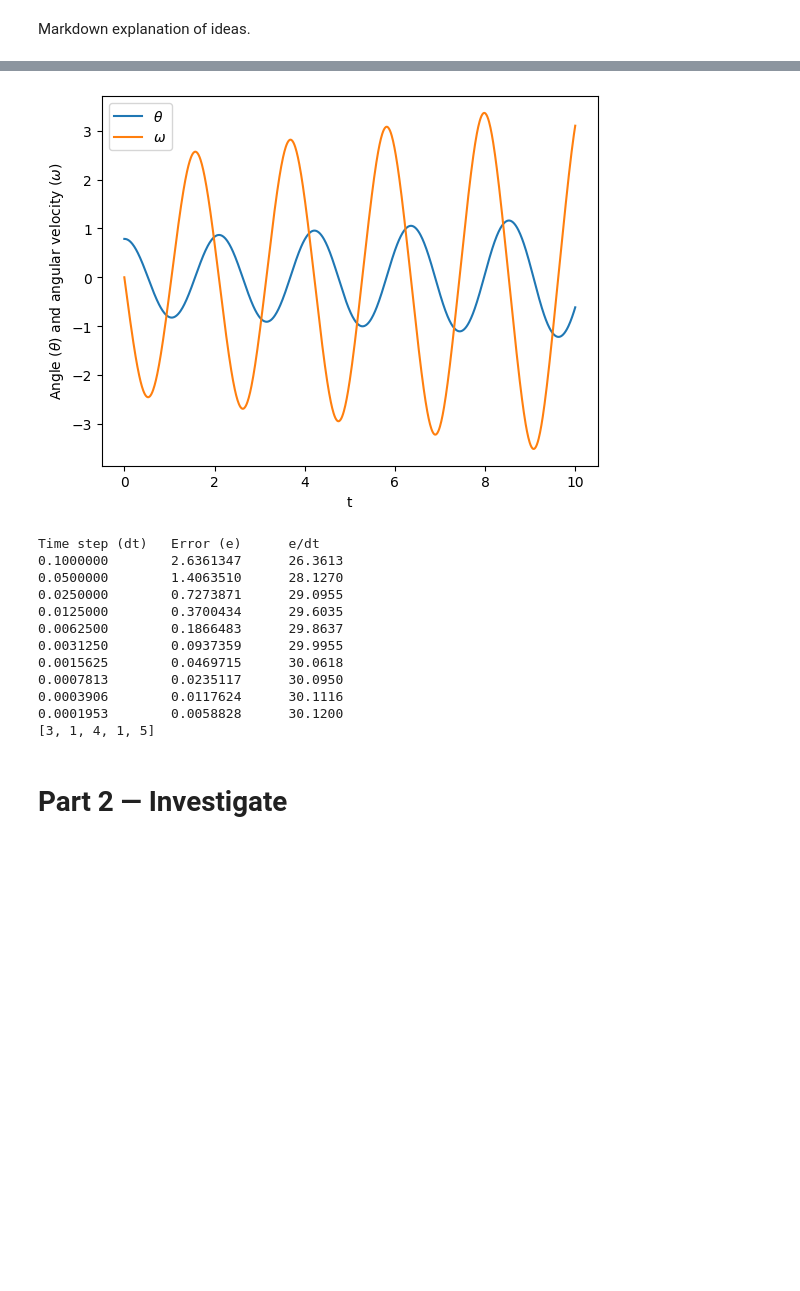
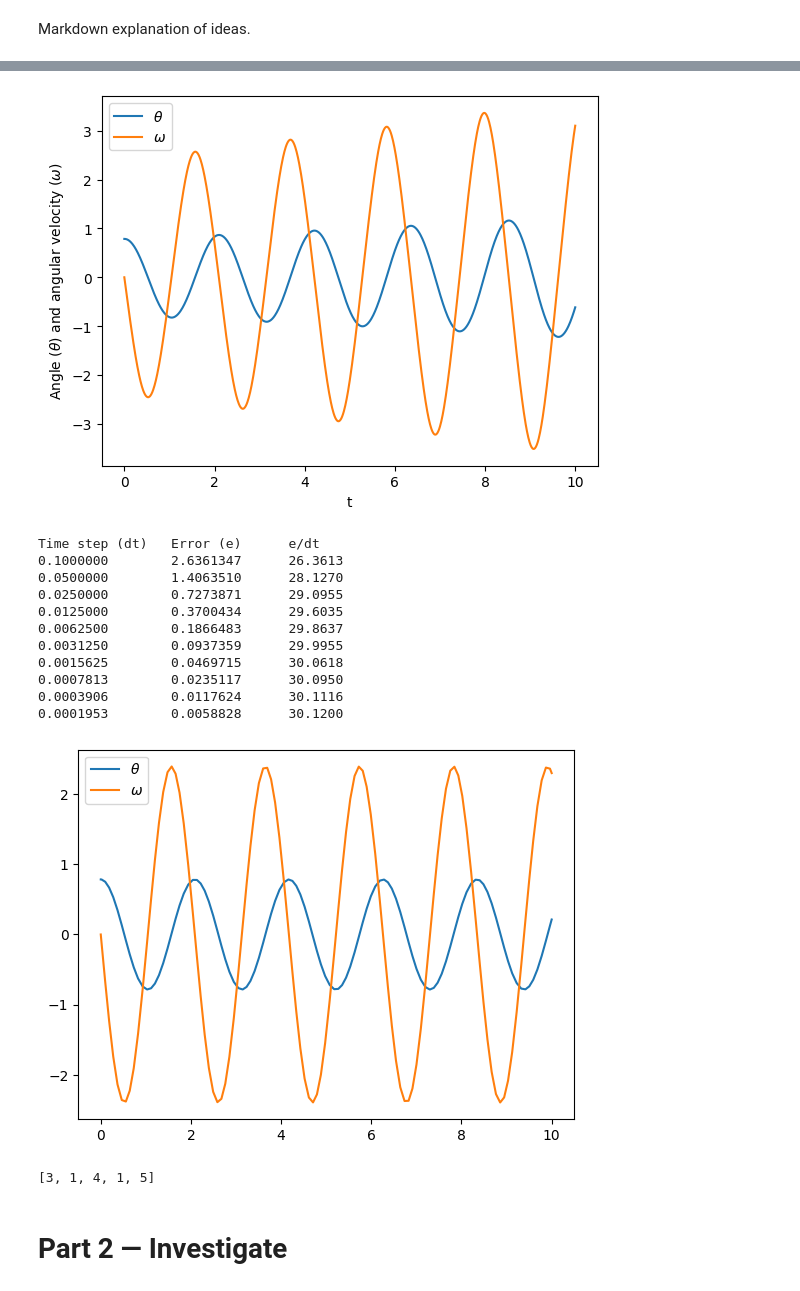
Before and after one commit to griffinhampton/snailsongame, a Jupyter notebook: DifferentialEquations/Projects/Project_Template.ipynb, the cells around one changed output, grey strips where cells are left out. Saved outputs shown, nothing was run; the diff lists cells and outputs as text; code cells hidden in the pictures; blank space fills up the shorter version.

```diff
--- a/DifferentialEquations/Projects/Project_Template.ipynb
+++ b/DifferentialEquations/Projects/Project_Template.ipynb
@@ -441,34 +441,69 @@ N = 30
 print("Time step (dt)   Error (e)      e/dt")
 
 for _ in range(10):
     t, u = solver.solve(t_span, N)
 
     dt = T / N
     e = abs(u[-1] - exact(T))
 
     print(f"{dt:<14.7f}   {e:<12.7f}   {e/dt:5.4f}")
 
     N = N * 2
     #doubles the number of steps which makes dt smaller for the next trial
+
+##############################1.6 ode solver from scipy###################
+
+#now we use pythons built in solver
+
+from scipy.integrate import solve_ivp
+import numpy as np
+import matplotlib.pyplot as plt
+# from pendulum import Pendulum get RID OF THIS OTHERWISE IT BREAKS EVERYYHTING
+
+problem = Pendulum(L=1)
+
+t_span = (0, 10.0)
+
+u0 = (np.pi / 4, 0)
+
+solution = solve_ivp(problem, t_span, u0, rtol=1e-6) #add the relative tolerance
+#this will make python be way more strict with the accuracy. Hopefully . lets
+#see.
+
+plt.plot(solution.t, solution.y[0, :])
+plt.plot(solution.t, solution.y[1, :])
+
+plt.legend([r'$\theta$', r'$\omega$'])
+
+plt.show()
+
+#the graph output is very pointy, im assuming thats because its not taking
+#small enough steps?
+
+#ok yeah the relative tolerance fixed it
+
+
+
 x = [3,1,4,1,5]
 print(x)
 # %% [output]
 [figure]
 [figure]
 [figure]
 [figure]
 Time step (dt)   Error (e)      e/dt
 0.1000000        2.6361347      26.3613
 0.0500000        1.4063510      28.1270
 0.0250000        0.7273871      29.0955
 0.0125000        0.3700434      29.6035
 0.0062500        0.1866483      29.8637
 0.0031250        0.0937359      29.9955
 0.0015625        0.0469715      30.0618
 0.0007813        0.0235117      30.0950
 0.0003906        0.0117624      30.1116
 0.0001953        0.0058828      30.1200
-[3, 1, 4, 1, 5]
+[figure, added]
+[3, 1, 4, 1, 5]
 # %% [markdown]
 # Part 2 — Investigate
 # %% [markdown]
```
